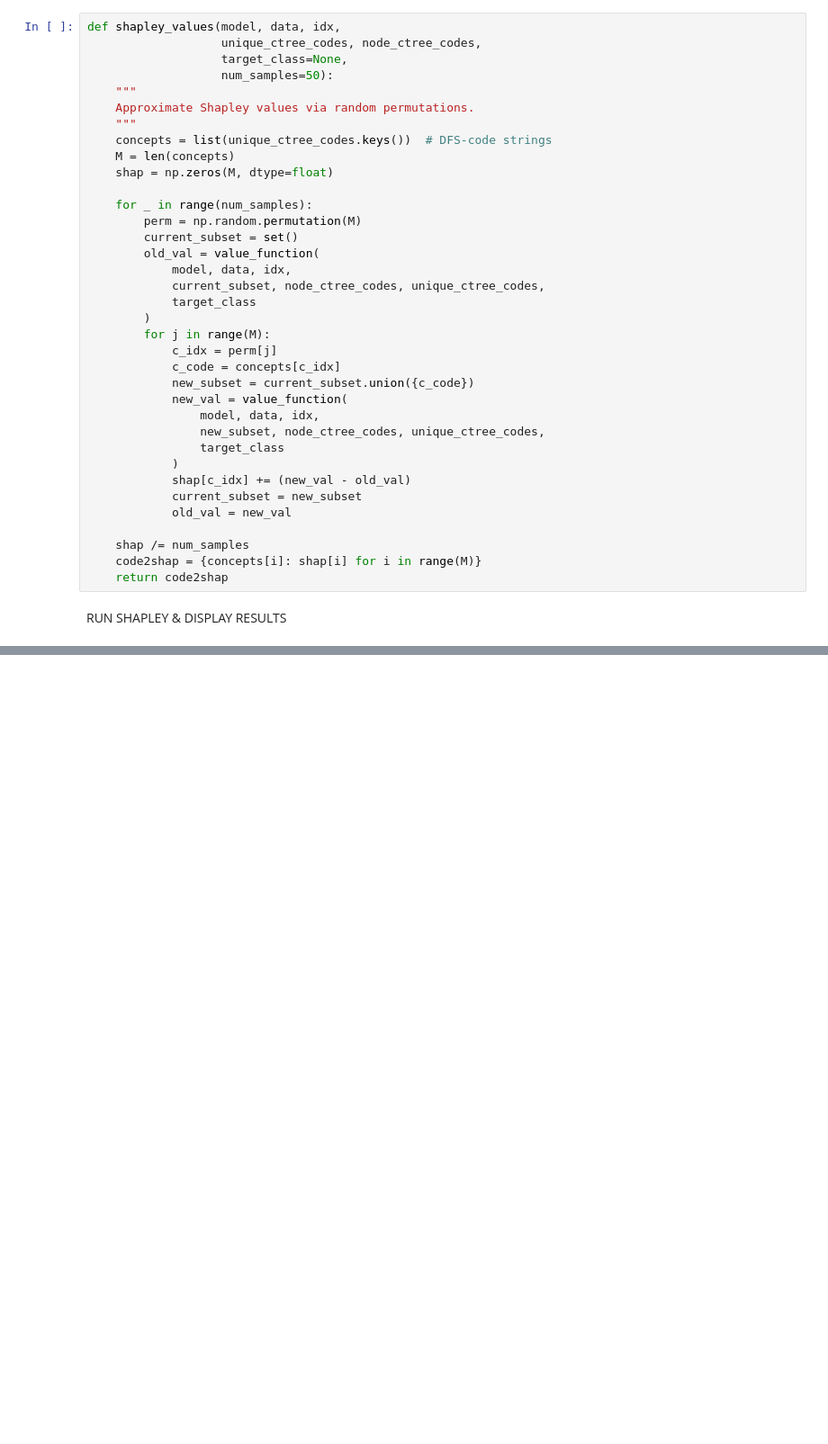
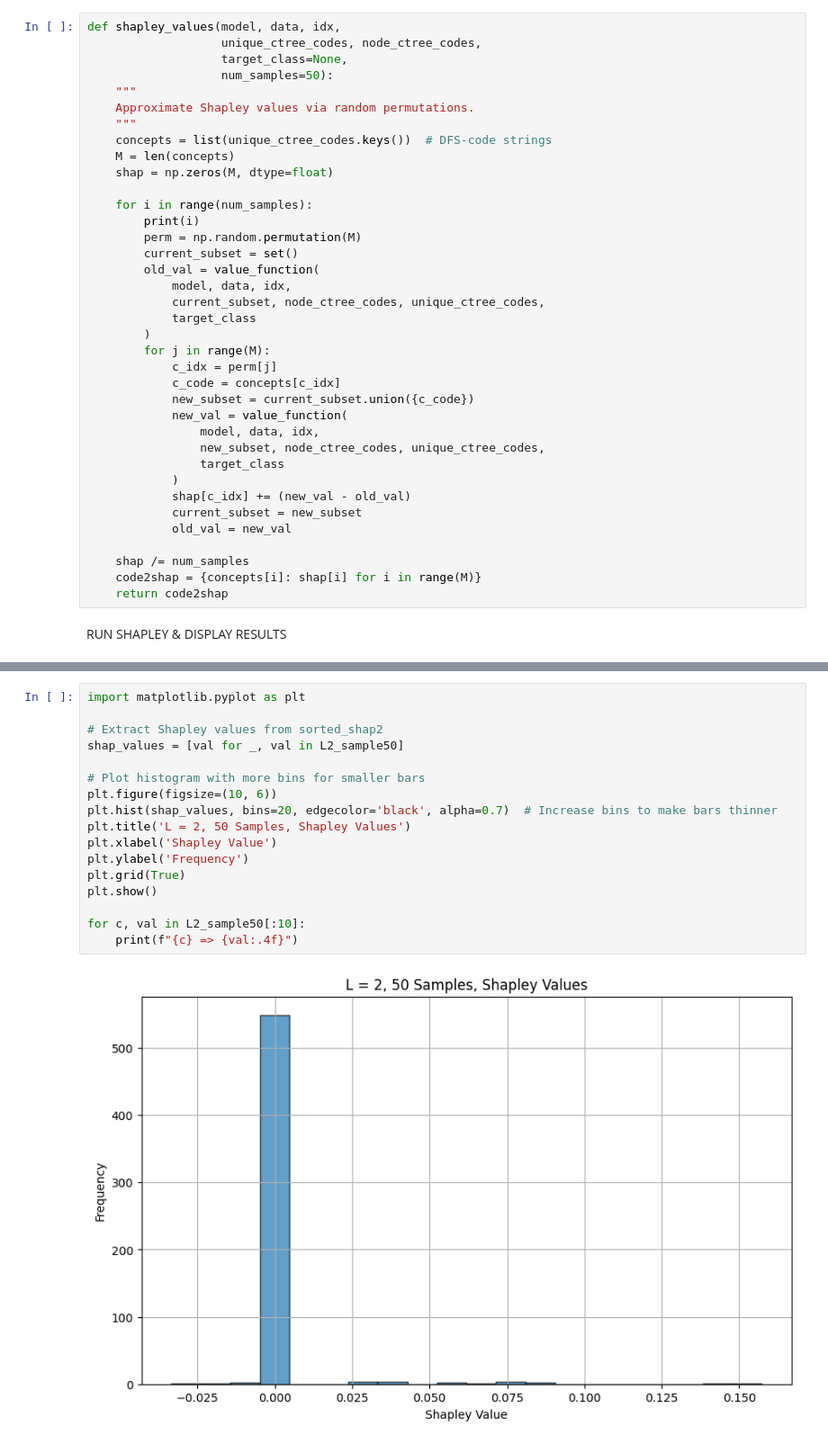
Before and after one commit to houjer23/GraphTrail_on_MRCGNN, a Jupyter notebook: graphtrail_MRCGNN.ipynb, the cells around one changed output, grey strips where cells are left out. Shown at 90% size. Drawn from its saved outputs; the diff is of its cells as text; blank space fills up the shorter version.

```diff
--- a/graphtrail_MRCGNN.ipynb
+++ b/graphtrail_MRCGNN.ipynb
@@ -376,7 +368,8 @@ def shapley_values(model, data, idx,
     M = len(concepts)
     shap = np.zeros(M, dtype=float)
 
-    for _ in range(num_samples):
+    for i in range(num_samples):
+        print(i)
         perm = np.random.permutation(M)
         current_subset = set()
         old_val = value_function(
@@ -434,0 +495,19 @@ Top-10 Concepts by Shapley Value:
+# %%
+import matplotlib.pyplot as plt
+
+# Extract Shapley values from sorted_shap2
+shap_values = [val for _, val in L2_sample50]
+
+# Plot histogram with more bins for smaller bars
+plt.figure(figsize=(10, 6))
+plt.hist(shap_values, bins=20, edgecolor='black', alpha=0.7)  # Increase bins to make bars thinner
+plt.title('L = 2, 50 Samples, Shapley Values')
+plt.xlabel('Shapley Value')
+plt.ylabel('Frequency')
+plt.grid(True)
+plt.show()
+
+for c, val in L2_sample50[:10]:
+    print(f"{c} => {val:.4f}")
+# %% [output]
+[figure, added]
```
Also changed, not shown: parts of 13 cells of this notebook, 2 other files.
